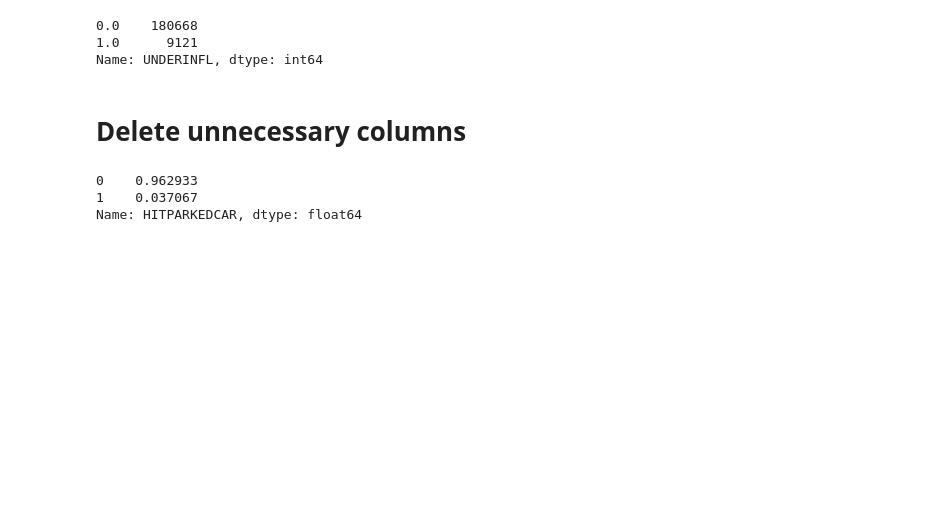
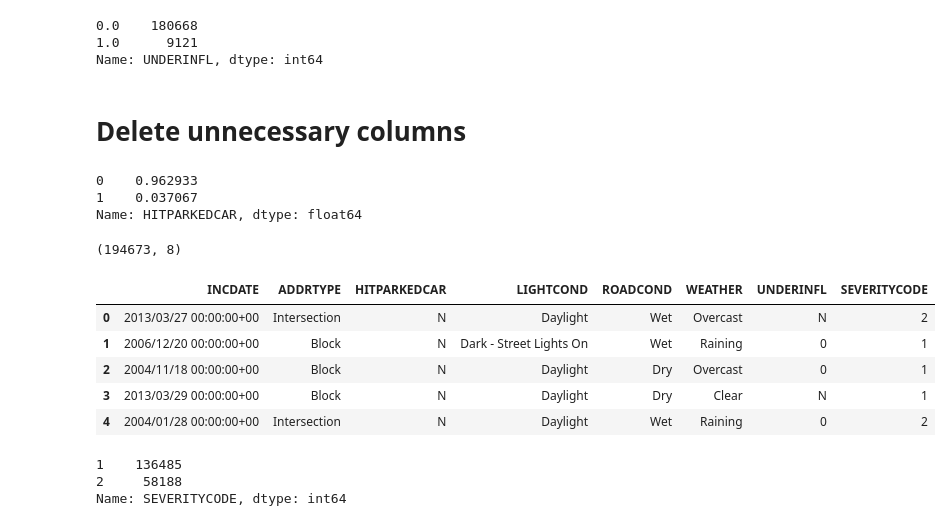
Before and after one commit to Seaner71/Coursera_Capstone, a Jupyter notebook: scripts/Coursera_Capstone.ipynb, the cells around one changed output. Cells and saved outputs as stored; diff of their text form; code cells hidden in the pictures; blank space fills up the shorter version.

```diff
--- a/scripts/Coursera_Capstone.ipynb
+++ b/scripts/Coursera_Capstone.ipynb
@@ -19,7 +28,7 @@ def __iter__(self): return 0
 # The following code accesses a file in your IBM Cloud Object Storage. It includes your credentials.
 # You might want to remove those credentials before you share the notebook.
 client_05e6e145e45a40a6868fc5018924ebc2 = ibm_boto3.client(service_name='s3',
-    ibm_api_key_id='fcPaKilfPuXUvpTOuP9reFvQ2h732pV3HsxHeCOnvhrC',
+    ibm_api_key_id='',
     ibm_auth_endpoint="https://iam.cloud.ibm.com/oidc/token",
     config=Config(signature_version='oauth'),
     endpoint_url='https://s3-api.us-geo.objectstorage.service.networklayer.com')
@@ -64,3 +75,7 @@ df_data['SPEEDING'].isnull().sum()/df_data.shape[0]
 #95% of the rows in Speeding columns are NAN
 # %% [output]
 0.9520580666039975
+# %%
+df_data = df_data.drop(['OBJECTID','INCKEY','LOCATION','COLDETKEY','REPORTNO','STATUS','INTKEY','EXCEPTRSNCODE',
+              'EXCEPTRSNDESC','SEVERITYDESC','SDOT_COLCODE','SDOT_COLDESC','SDOTCOLNUM','ST_COLCODE',
+              'ST_COLDESC','SEGLANEKEY','CROSSWALKKEY'],axis=1)
@@ -66,0 +102,3 @@ df_data['SPEEDING'].isnull().sum()/df_data.shape[0]
+# %%
+# remove columns with large amount of missing data
+df_data = df_data.drop(["INATTENTIONIND","PEDROWNOTGRNT"],axis=1)
@@ -169,3 +222,21 @@ df_data['HITPARKEDCAR'].value_counts(normalize=True)
 0    0.962933
 1    0.037067
 Name: HITPARKEDCAR, dtype: float64
+# %%
+features = df_data[[ 'INCDATE', 'ADDRTYPE', 'HITPARKEDCAR', 'LIGHTCOND', 'ROADCOND', 'WEATHER', 'UNDERINFL', 'SEVERITYCODE']]
+print(features.shape)
+features.head()
+# %% [output]
+(194673, 8)
+|  | INCDATE | ADDRTYPE | HITPARKEDCAR | LIGHTCOND | ROADCOND | WEATHER | UNDERINFL | SEVERITYCODE |
+| 0 | 2013/03/27 00:00:00+00 | Intersection | N | Daylight | Wet | Overcast | N | 2 |
+| 1 | 2006/12/20 00:00:00+00 | Block | N | Dark - Street Lights On | Wet | Raining | 0 | 1 |
+| 2 | 2004/11/18 00:00:00+00 | Block | N | Daylight | Dry | Overcast | 0 | 1 |
+| 3 | 2013/03/29 00:00:00+00 | Block | N | Daylight | Dry | Clear | N | 1 |
+| 4 | 2004/01/28 00:00:00+00 | Intersection | N | Daylight | Wet | Raining | 0 | 2 |
+# %%
+features['SEVERITYCODE'].value_counts()
+# %% [output]
+1    136485
+2     58188
+Name: SEVERITYCODE, dtype: int64
```
Also changed, not shown: parts of 11 cells of this notebook.
